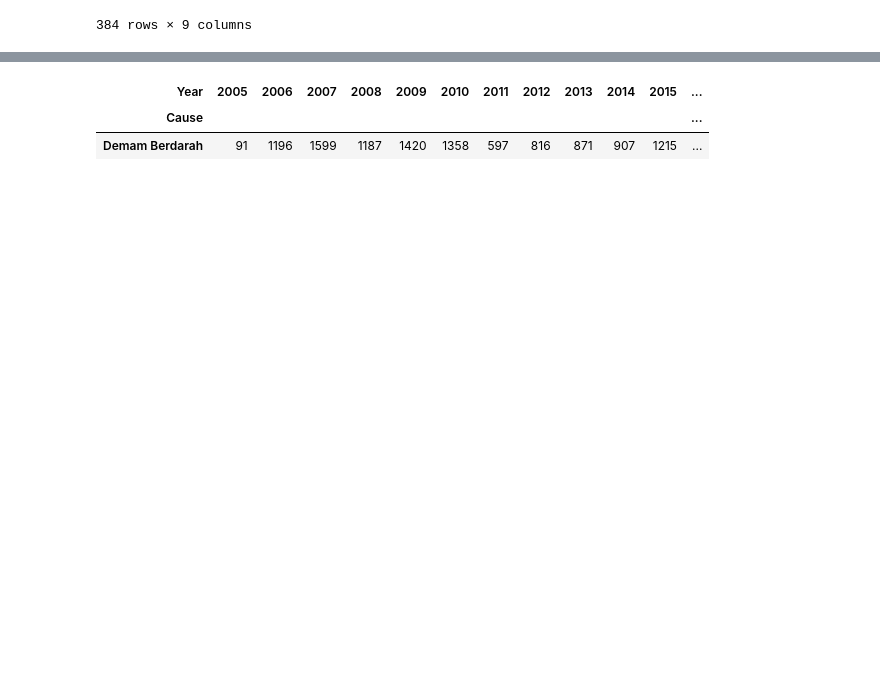
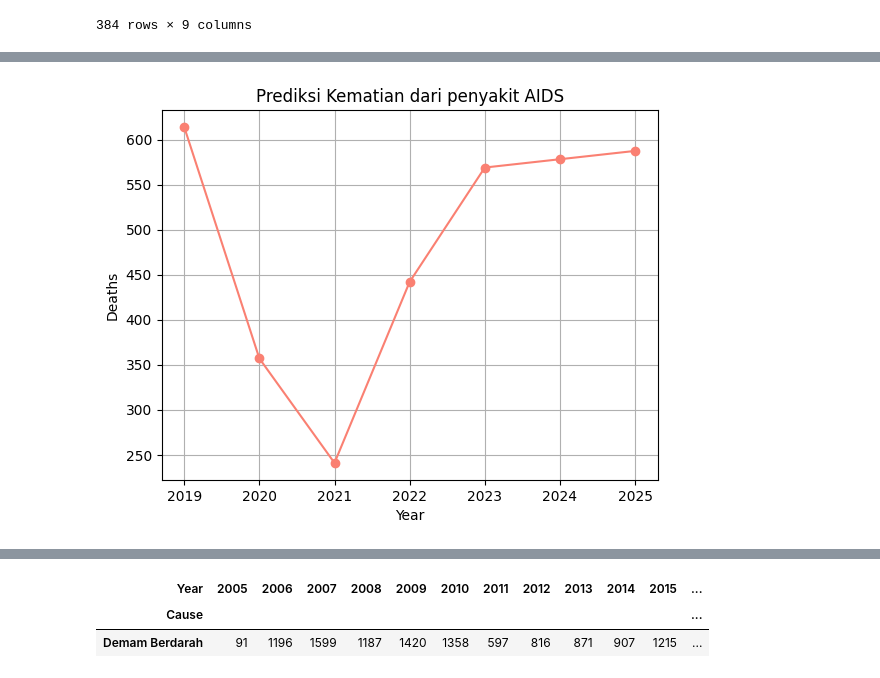
Before and after one commit to Ndraaa15/Cause-of-Death-in-Indonesia, a Jupyter notebook: cause_of_death_infectious_disease_per_year.ipynb, the cells around one changed output, grey strips where cells are left out. Drawn from its saved outputs; the diff is of its cells as text; code cells hidden in the pictures; blank space fills up the shorter version.

```diff
--- a/cause_of_death_infectious_disease_per_year.ipynb
+++ b/cause_of_death_infectious_disease_per_year.ipynb
@@ -199,0 +283,14 @@ df
+# %%
+new_data = {
+   'Year': [2019,2020, 2021, 2022],
+   'Deaths': [614,357, 241, 442]
+}
+new_row = pd.DataFrame(new_data)
+
+# Menggabungkan data baru dengan dataframe awal
+predicted_df = pd.concat([predicted_df, new_row], ignore_index=True)
+
+# Mengurutkan dataframe berdasarkan kolom 'Year'
+predicted_df = predicted_df.sort_values('Year').reset_index(drop=True)
+
+predicted_df
@@ -200 +306,20 @@ df
+# %%
+import matplotlib.pyplot as plt
+
+# Mengubah nilai tahun menjadi integer
+predicted_df['Year'] = predicted_df['Year'].astype(int)
+
+# Menampilkan visualisasi diagram garis
+plt.plot(predicted_df['Year'], predicted_df['Deaths'], marker='o', linestyle='-', color='salmon')
+plt.xlabel('Year')
+plt.ylabel('Deaths')
+plt.title('Prediksi Kematian dari penyakit AIDS')
+plt.grid(True)
+
+# Menghilangkan angka 2022.5 pada sumbu x
+plt.xticks(predicted_df['Year'])
+
+plt.show()
+# %% [output]
+[figure, added]
 # %%
```
Also changed, not shown: parts of 14 cells of this notebook.
